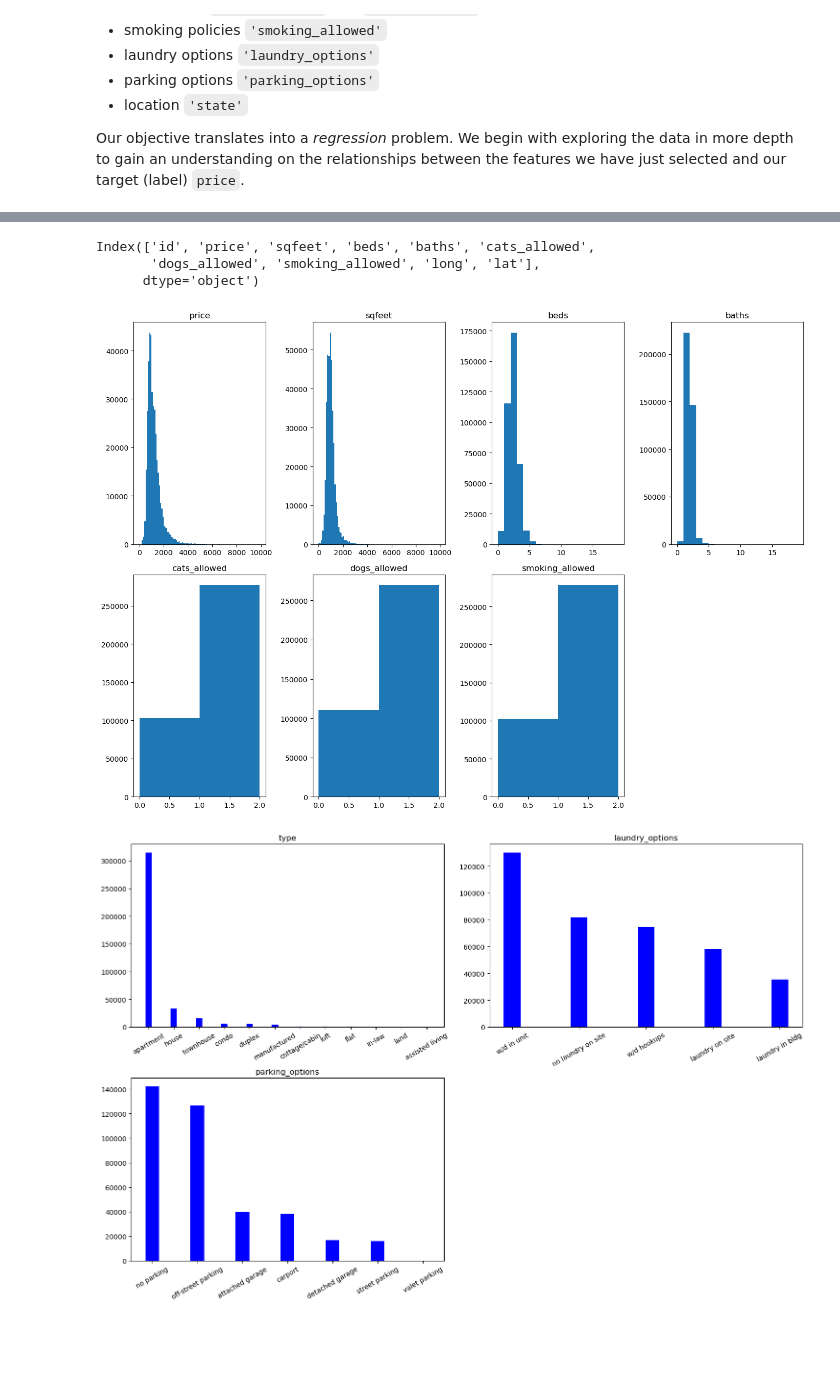
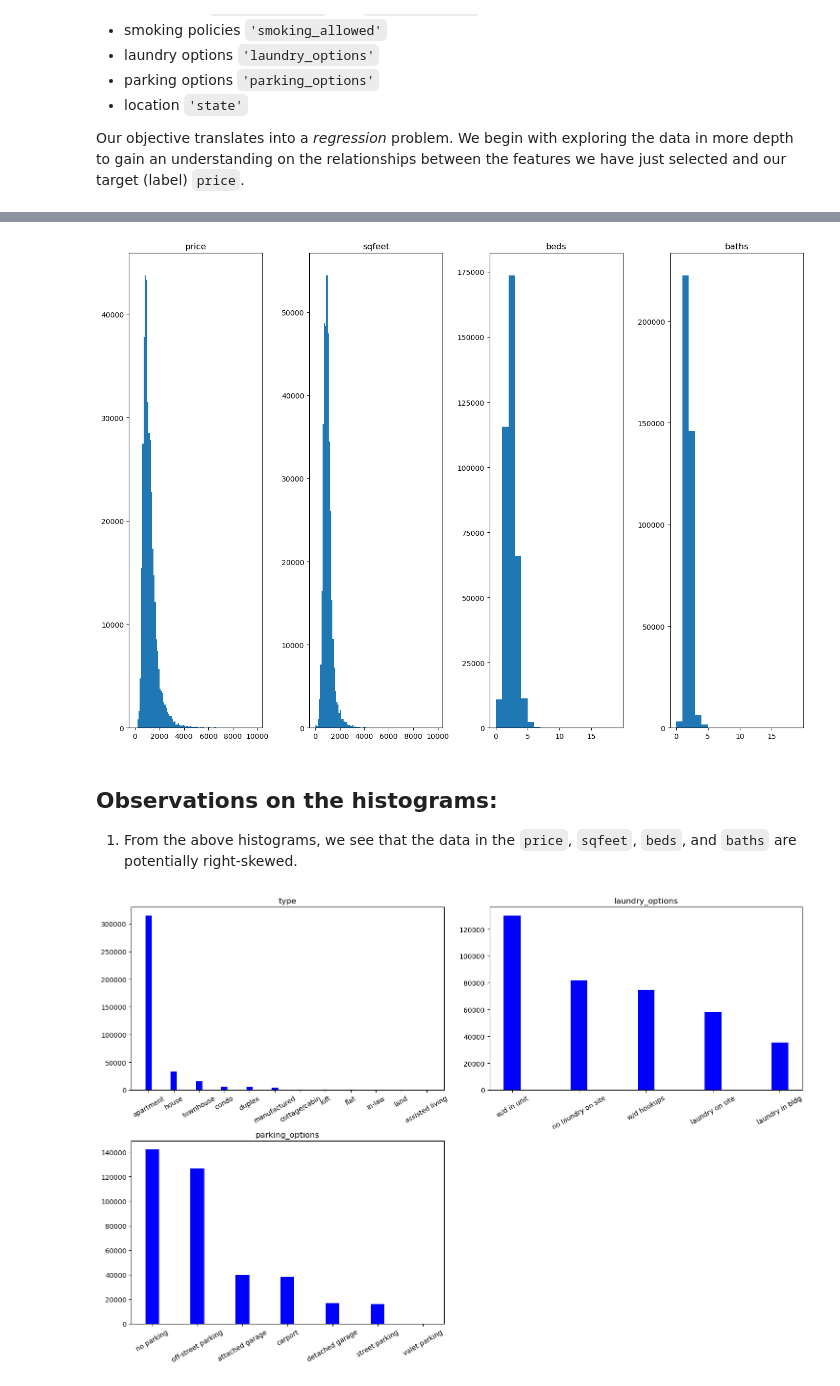
Before and after one commit to taylor-j-murray/Regression-in-Housing-Data, a Jupyter notebook: final.ipynb, the cells around one changed output, grey strips where cells are left out. Drawn from its saved outputs; the diff is of its cells as text; code cells hidden in the pictures; blank space fills up the shorter version.

```diff
--- a/final.ipynb
+++ b/final.ipynb
@@ -16,6 +20,8 @@ import os
 import utilities
 import taylors_pipes as tpipe
 import preprocessing as prepro
+import seaborn as sns
+import matplotlib.pyplot as plt
 
 from xgboost import XGBRegressor
 
@@ -34,8 +40,14 @@ from sklearn.model_selection import GridSearchCV
 
 
 # Read in Data
-download_path = "/Users/tayma/datasets" # Windows
-#download_path = "/Users/taylormurray/datasets" #MaciOS
+
+# This notebook will not run with the file_path below
+# To get a running notebook
+# 1. Download the Kaggle Dataset from https://www.kaggle.com/datasets/austinreese/usa-housing-listings
+# 2. Replace file_path below with your own file path to the downloaded dataset from 1.
+
+#download_path = "/Users/tayma/datasets" # Windows
+download_path = "/Users/taylormurray/datasets" #MaciOS
 file_path = os.path.join(download_path, 'housing.csv') #joins the download_path and 'housing.csv' and returns it as a new path
 db = pd.read_csv(file_path)
 # %% [markdown]
@@ -270,50 +278,51 @@ lat contains 1904 na values. Approximately 0.004987465848694327 values in lat ar
 state contains 0 na values. Approximately 0.0 values in state are na.
 # %%
-# Some histograms for our numeric features
+# Some histograms for selected numeric features
 
-numeric_columns = data.select_dtypes(include = np.number).columns
-number_num_col = numeric_columns.size
-print(numeric_columns)
 
-import matplotlib.pyplot as plt
-
+# dictionary with selected numeric features as keys whose
+# values are the number of bins to be used in their respective
+# histograms.
 col_to_bins = {'price': [100* i for i in range(0,100)],
                 'sqfeet' : [100* i for i in range(0,100)],
                 'beds' : [1*i for i in range(0,20)],
                 'baths' : [1*i for i in range(0,20)],
-                'cats_allowed' : [0,1,2],
-                'dogs_allowed' : [0,1,2],
-                'smoking_allowed': [0,1,2]}
+                }
+
+# This function takes selected columns from a dataframe together
+# with the number of bins to use for each columns histogram.
+# Returns histograms for each selected column.
 
 def histograms(db : pd.DataFrame, col_to_bins : dict, size : tuple[int,int]):
     chosen_columns = col_to_bins.keys()
 
     n_cols = 4
     n_total = len(chosen_columns)
     n_rows = int(np.ceil(n_total/ n_cols))
 
     fig, ax = plt.subplots(n_rows,n_cols, figsize = size)
     ax = np.atleast_2d(ax) # when row = 1 ensures 2d shape
 
     for idx, col in enumerate(chosen_columns):
         if col not in col_to_bins.keys():
             continue
 
         i,j = divmod(idx, n_cols)
         ax[i,j].hist(db[col], bins = col_to_bins[col])
         ax[i,j].set_title(col)
 
     for k in range(n_total, n_cols*n_rows):
         i,j = divmod(k, n_cols)
         ax[i,j].axis('off')
 
     plt.tight_layout()
     plt.show()
     return
 histograms(data, col_to_bins, size =(14,10))
 # %% [output]
-Index(['id', 'price', 'sqfeet', 'beds', 'baths', 'cats_allowed',
-       'dogs_allowed', 'smoking_allowed', 'long', 'lat'],
-      dtype='object')
-[figure, old version]
+[figure, new version]
+# %% [markdown]
+## Observations on the histograms:
+
+1) From the above histograms, we see that the data in the `price`, `sqfeet`, `beds`, and `baths` are potentially right-skewed.
 # %%
```
Also changed, not shown: parts of 30 cells of this notebook, 2 other files.
